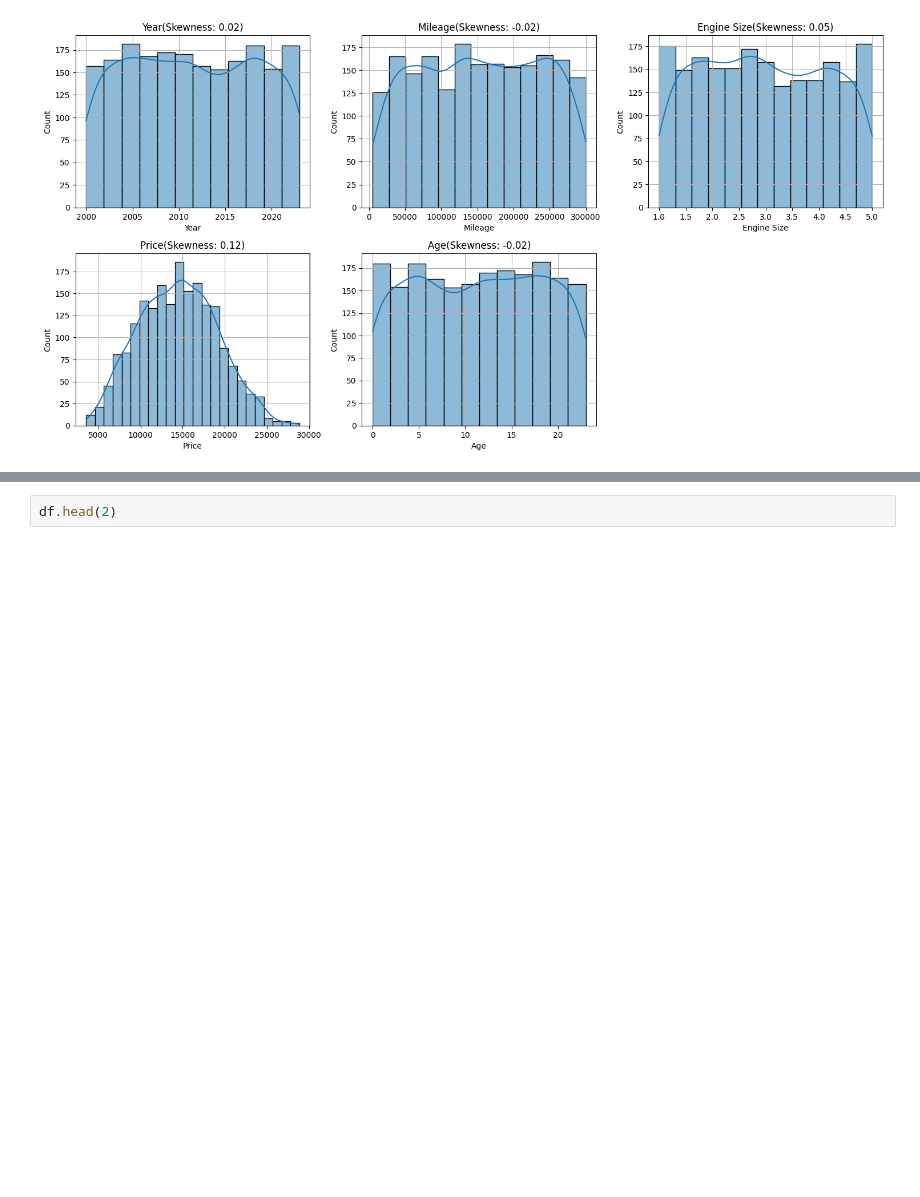
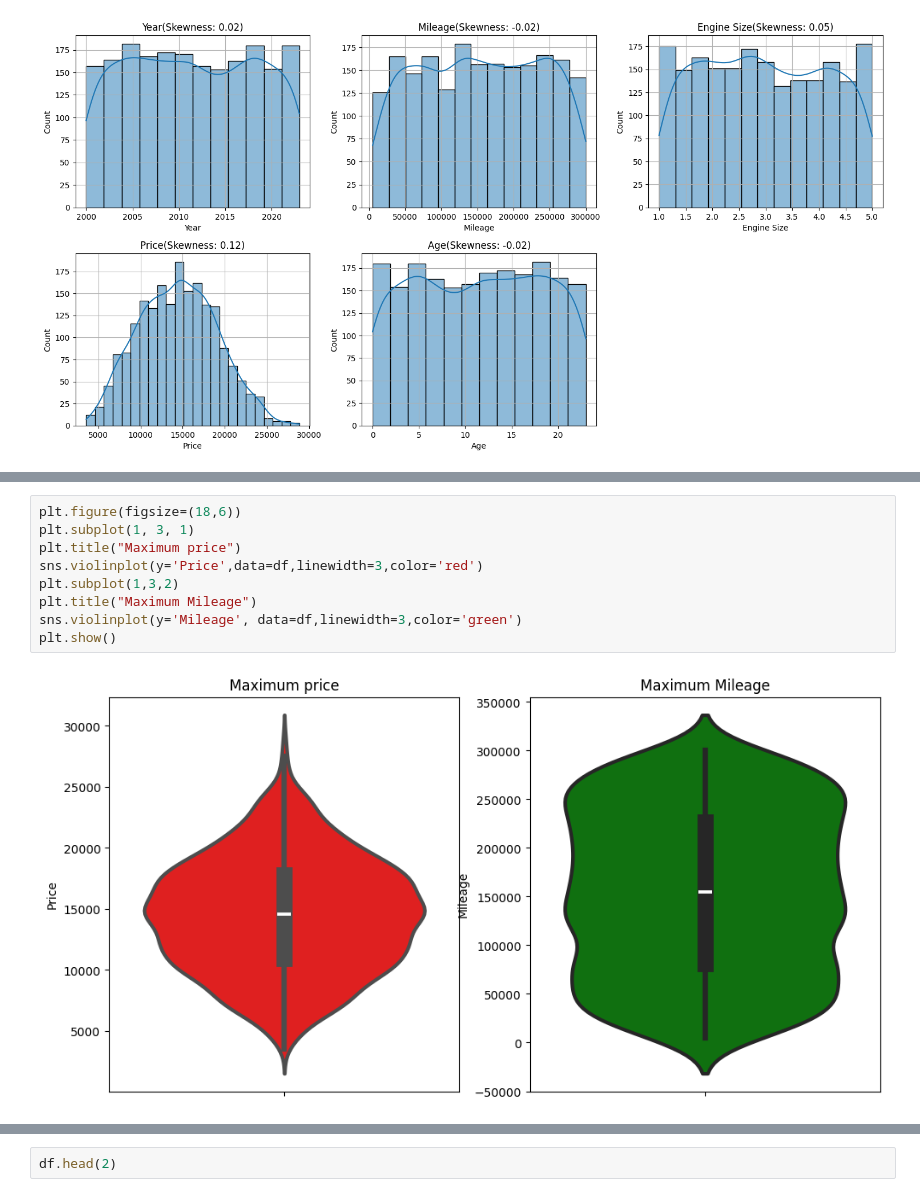
Before and after one commit to Lakshman895/CarPricePrediction, a Jupyter notebook: notebook/eda.ipynb, the cells around one changed output, grey strips where cells are left out. Saved outputs shown, nothing was run; the diff lists cells and outputs as text; blank space fills up the shorter version.

```diff
--- a/notebook/eda.ipynb
+++ b/notebook/eda.ipynb
@@ -228,0 +244,11 @@ plot_histogram(df, numerical_feature)
+# %%
+plt.figure(figsize=(18,6))
+plt.subplot(1, 3, 1)
+plt.title("Maximum price")
+sns.violinplot(y='Price',data=df,linewidth=3,color='red')
+plt.subplot(1,3,2)
+plt.title("Maximum Mileage")
+sns.violinplot(y='Mileage', data=df,linewidth=3,color='green')
+plt.show()
+# %% [output]
+[figure, added]
```
Also changed, not shown: parts of 6 cells of this notebook.
